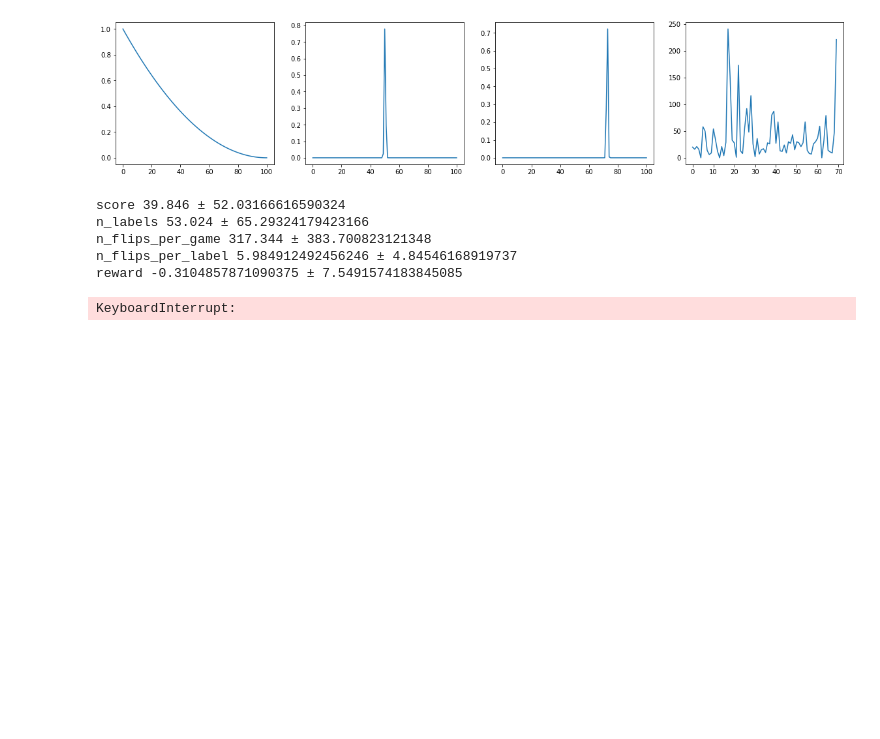
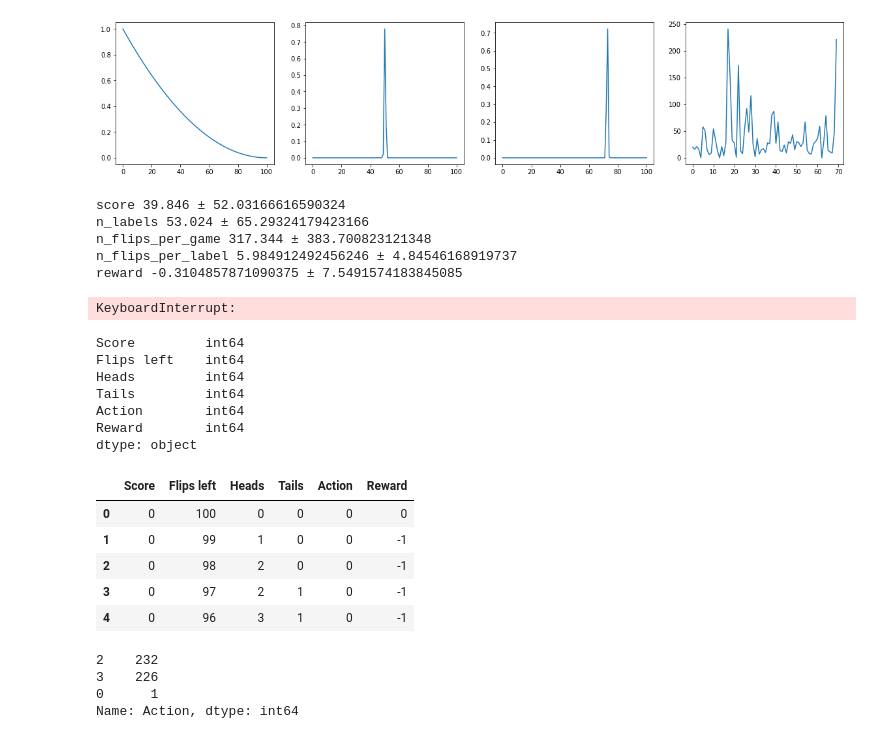
Before and after one commit to albertaillet/Primer_game, a Jupyter notebook: notebooks/strategies/bayesian_inference.ipynb, the cells around one changed output. Drawn from its saved outputs; the diff is of its cells as text; code cells hidden in the pictures; blank space fills up the shorter version.

Commit message:
fixed log header

```diff
--- a/notebooks/strategies/bayesian_inference.ipynb
+++ b/notebooks/strategies/bayesian_inference.ipynb
@@ -217,3 +217,29 @@ for i in range(100):
             f.write(f'{score:3},{flips_left:3},{n_heads:2},{n_tails:2},{action:2},{reward:3}\n')
 # %% [output]
 KeyboardInterrupt:
+# %%
+import pandas as pd
+df = pd.read_csv('log_bayes.txt', header=0)
+print(df.dtypes)
+df.head()
+# %% [output]
+Score         int64
+Flips left    int64
+Heads         int64
+Tails         int64
+Action        int64
+Reward        int64
+dtype: object
+|  | Score | Flips left | Heads | Tails | Action | Reward |
+| 0 | 0 | 100 | 0 | 0 | 0 | 0 |
+| 1 | 0 | 99 | 1 | 0 | 0 | -1 |
+| 2 | 0 | 98 | 2 | 0 | 0 | -1 |
+| 3 | 0 | 97 | 2 | 1 | 0 | -1 |
+| 4 | 0 | 96 | 3 | 1 | 0 | -1 |
+# %%
+df[df["Reward"] == 15]['Action'].value_counts()
+# %% [output]
+2    232
+3    226
+0      1
+Name: Action, dtype: int64
```
Also changed, not shown: parts of 1 cell of this notebook, 1 other file.
